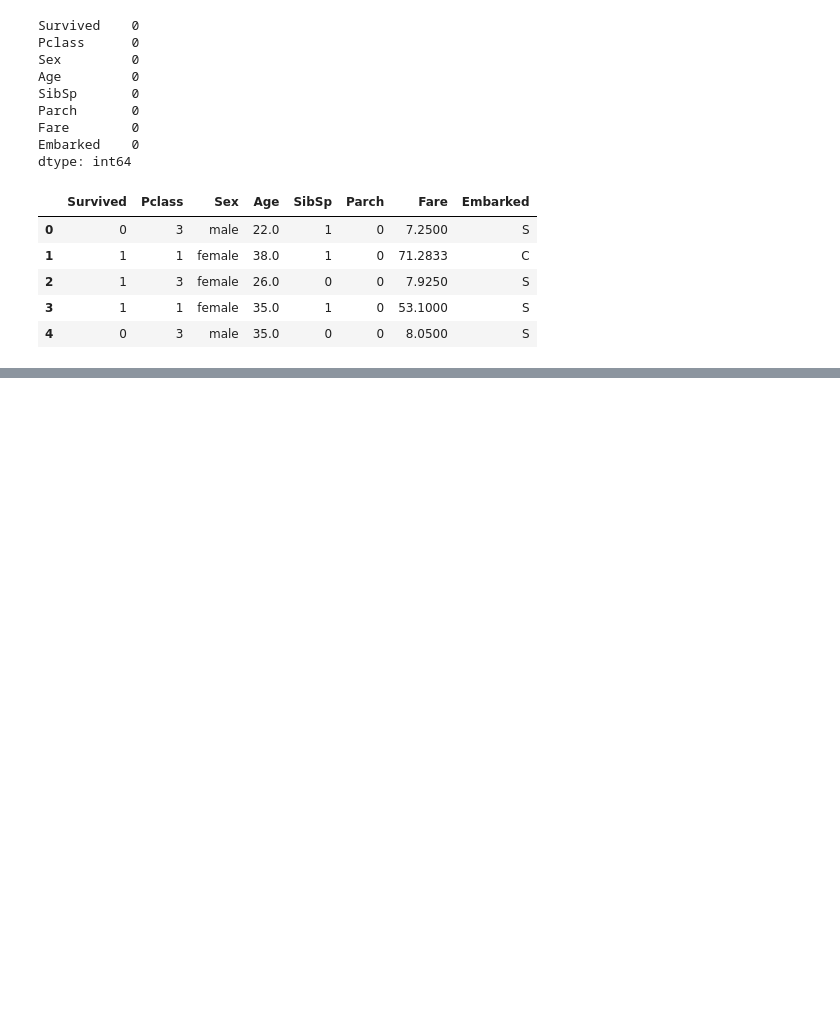
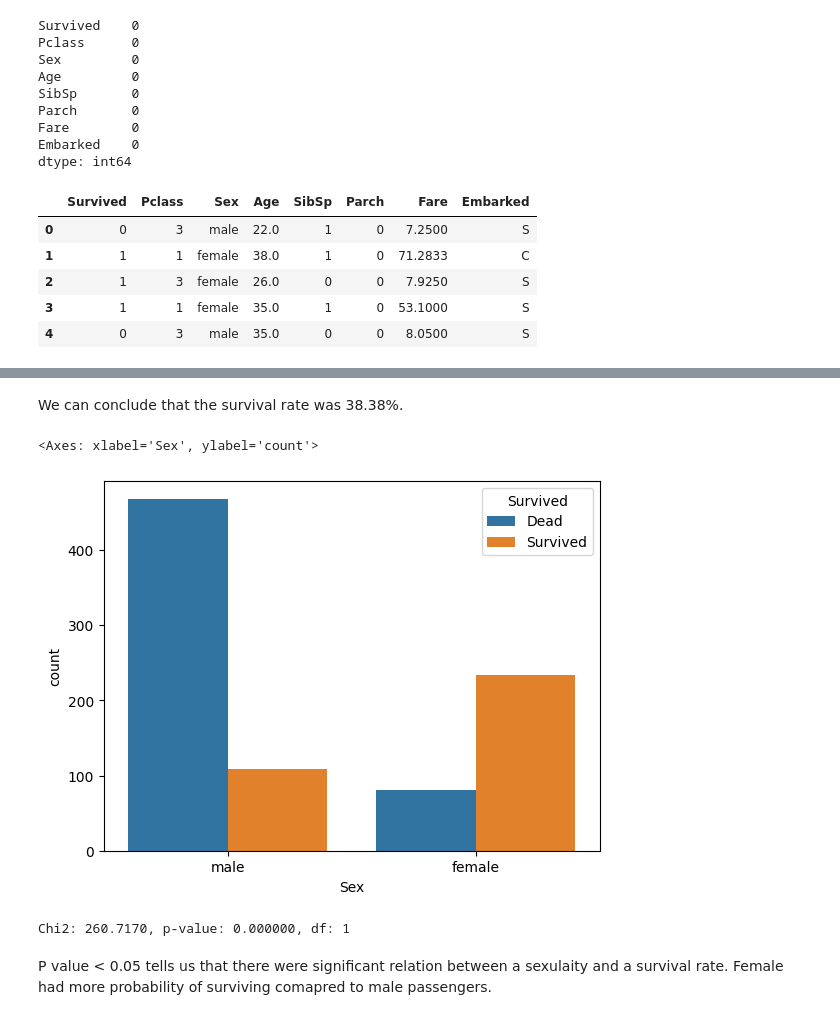
Before and after one commit to isaacqsxsq/Titanic-EDA, a Jupyter notebook: My_EDA.ipynb, the cells around one changed output, grey strips where cells are left out. Saved outputs shown, nothing was run; the diff lists cells and outputs as text; code cells hidden in the pictures; blank space fills up the shorter version.

Commit message:
analyzing seuality and survival rate

```diff
--- a/My_EDA.ipynb
+++ b/My_EDA.ipynb
@@ -121,0 +141,18 @@ dtype: int64
+# %% [markdown]
+We can conclude that the survival rate was 38.38%.
+# %%
+f2 , ax1 = plt.subplots(1, 1, sharex=True)
+sns.countplot(my_data.replace(to_replace=[1,0], value=['Survived','Dead']), x = 'Sex', hue='Survived', ax = ax1)
+# %% [output]
+<Axes: xlabel='Sex', ylabel='count'>
+[figure, added]
+# %%
+sex_sur = my_data.groupby('Sex')['Survived'].value_counts()
+fe_sur, fe_dead, ma_dead, ma_sur = sex_sur
+table = np.array([[ma_sur, ma_dead],[fe_sur,fe_dead]])
+chi2, p, dof, expected = stats.chi2_contingency(table)
+print(f"Chi2: {chi2:.4f}, p-value: {p:.6f}, df: {dof}")
+# %% [output]
+Chi2: 260.7170, p-value: 0.000000, df: 1
+# %% [markdown]
+P value < 0.05 tells us that there were significant relation between a sexulaity and a survival rate. Female had more probability of surviving comapred to male passengers.
```
Also changed, not shown: parts of 4 cells of this notebook.
